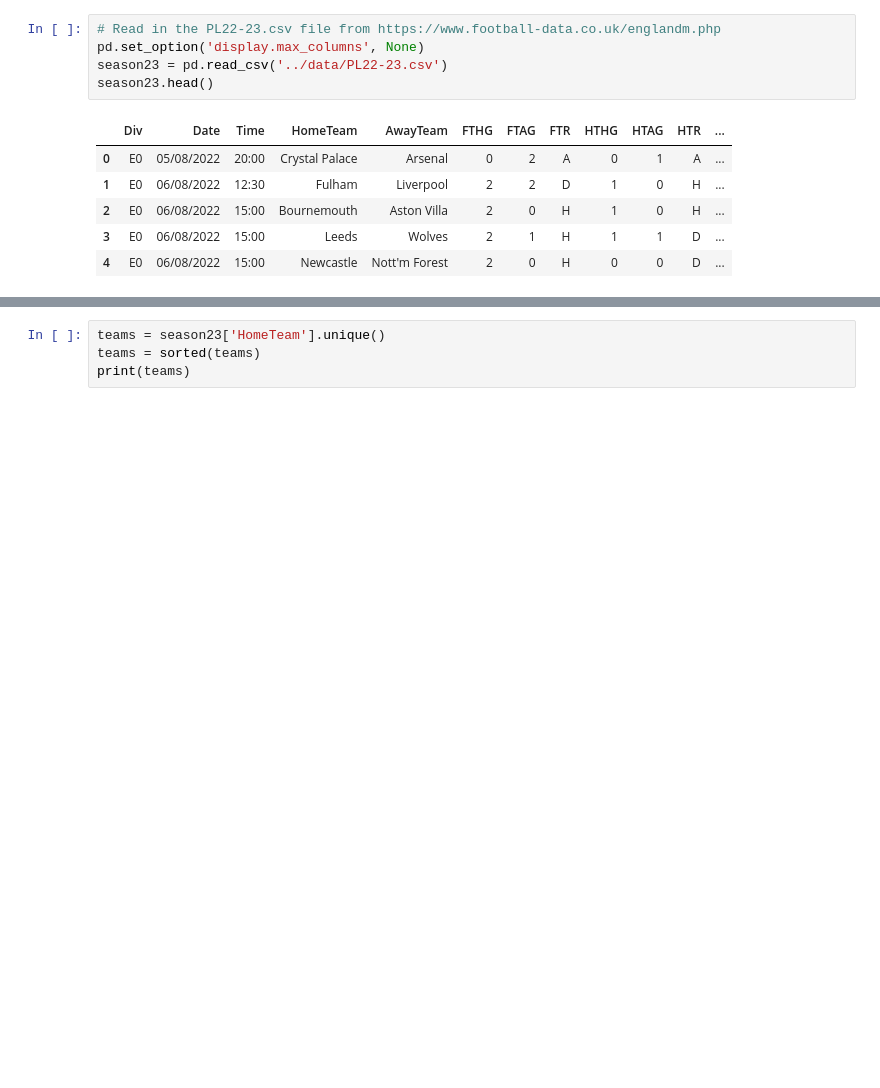
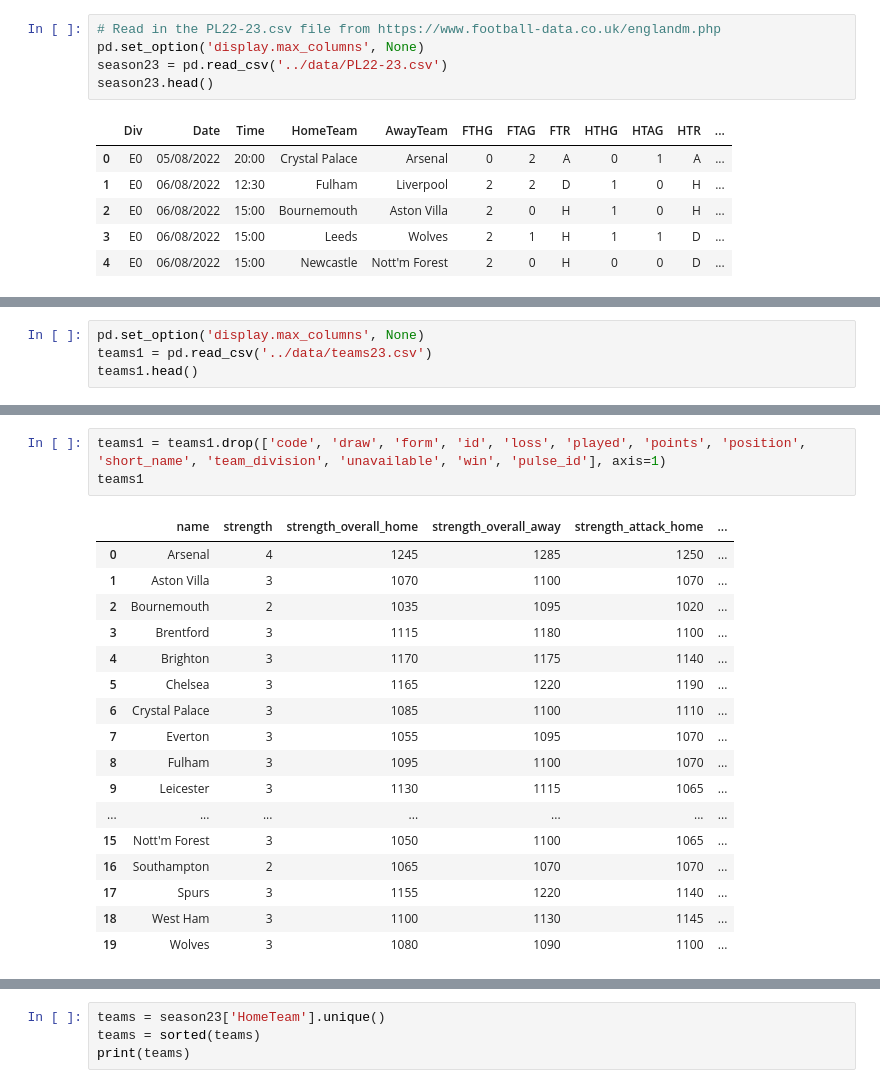
Before and after one commit to jeffreyreeve/capstone-premier-league-predictor, a Jupyter notebook: notebooks/data_prep.ipynb, the cells around one changed output, grey strips where cells are left out. Saved outputs shown, nothing was run; the diff lists cells and outputs as text; blank space fills up the shorter version.

```diff
--- a/notebooks/data_prep.ipynb
+++ b/notebooks/data_prep.ipynb
@@ -17,0 +52,4 @@ season23.head()
+# %%
+pd.set_option('display.max_columns', None)
+teams1 = pd.read_csv('../data/teams23.csv')
+teams1.head()
@@ -17,0 +63,21 @@ season23.head()
+# %%
+teams1 = teams1.drop(['code', 'draw', 'form', 'id', 'loss', 'played', 'points', 'position', 'short_name', 'team_division', 'unavailable', 'win', 'pulse_id'], axis=1)
+teams1
+# %% [output]
+|  | name | strength | strength_overall_home | strength_overall_away | strength_attack_home | ... |
+| 0 | Arsenal | 4 | 1245 | 1285 | 1250 | ... |
+| 1 | Aston Villa | 3 | 1070 | 1100 | 1070 | ... |
+| 2 | Bournemouth | 2 | 1035 | 1095 | 1020 | ... |
+| 3 | Brentford | 3 | 1115 | 1180 | 1100 | ... |
+| 4 | Brighton | 3 | 1170 | 1175 | 1140 | ... |
+| 5 | Chelsea | 3 | 1165 | 1220 | 1190 | ... |
+| 6 | Crystal Palace | 3 | 1085 | 1100 | 1110 | ... |
+| 7 | Everton | 3 | 1055 | 1095 | 1070 | ... |
+| 8 | Fulham | 3 | 1095 | 1100 | 1070 | ... |
+| 9 | Leicester | 3 | 1130 | 1115 | 1065 | ... |
+| ... | ... | ... | ... | ... | ... | ... |
+| 15 | Nott'm Forest | 3 | 1050 | 1100 | 1065 | ... |
+| 16 | Southampton | 2 | 1065 | 1070 | 1070 | ... |
+| 17 | Spurs | 3 | 1155 | 1220 | 1140 | ... |
+| 18 | West Ham | 3 | 1100 | 1130 | 1145 | ... |
+| 19 | Wolves | 3 | 1080 | 1090 | 1100 | ... |
```
Also changed, not shown: parts of 11 cells of this notebook.
